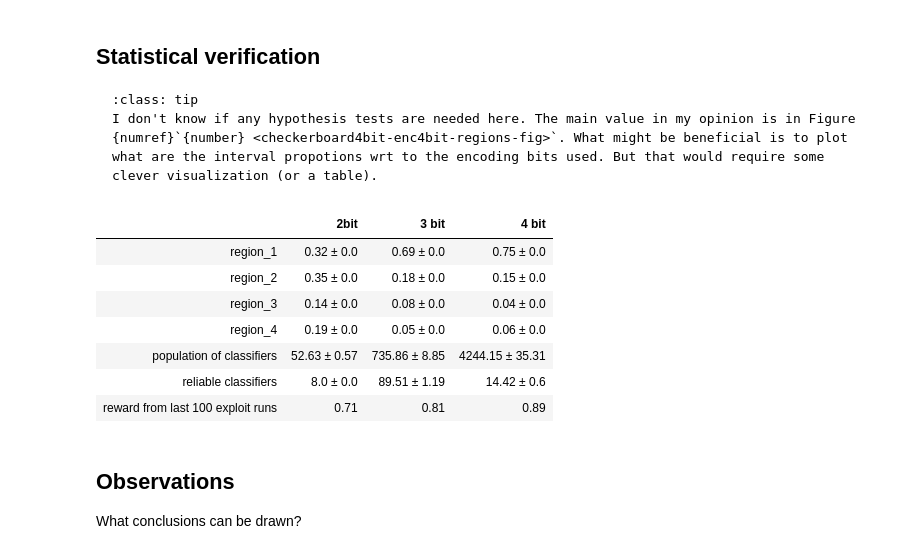
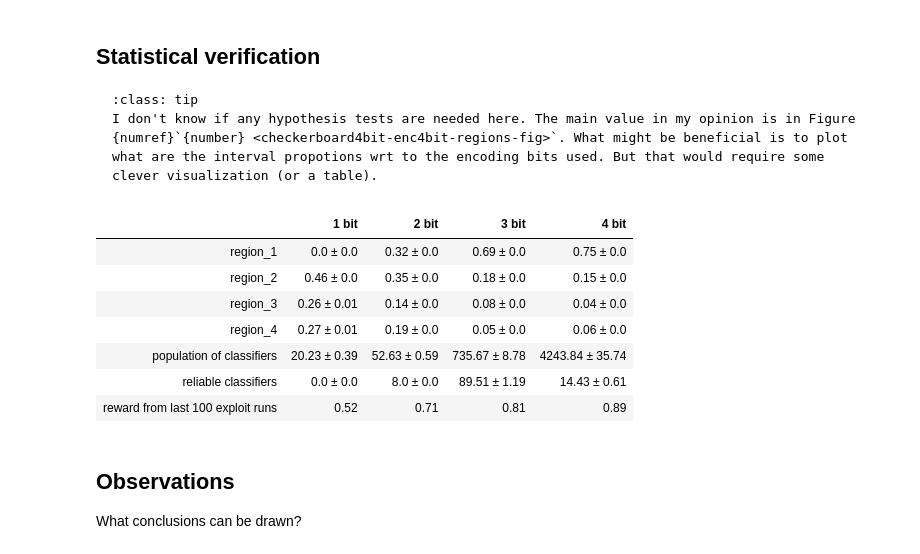
Before and after one commit to khozzy/phd, a Jupyter notebook: book/chapters/3_internalizing/32_experiment_2.ipynb, the cells around one changed output. Cells and saved outputs as stored; diff of their text form; code cells hidden in the pictures.

Commit message:
biased corridor bayes

```diff
--- a/book/chapters/3_internalizing/32_experiment_2.ipynb
+++ b/book/chapters/3_internalizing/32_experiment_2.ipynb
@@ -221,6 +223,11 @@ USE_RAY = True
 def checkboard_env_provider():
     import gym_checkerboard  # noqa: F401
     return gym.make('checkerboard-2D-3div-v0')
+
+@get_from_cache_or_run(cache_path=f'{cache_dir}/checkerboard_3x3/encoding_1bit.dill')
+@repeat(num_times=NUM_EXPERIMENTS, use_ray=USE_RAY)
+def run_checkerboard_1bit_encoding():
+    return single_experiment(checkboard_env_provider, encoder_bits=1, trials=TRIALS)
 
 @get_from_cache_or_run(cache_path=f'{cache_dir}/checkerboard_3x3/encoding_2bit.dill')
 @repeat(num_times=NUM_EXPERIMENTS, use_ray=USE_RAY)
@@ -239,6 +246,7 @@ def run_checkerboard_4bit_encoding():
 
 
 # run computations
+checkerboard_encoding_1bit_runs = run_checkerboard_1bit_encoding()
 checkerboard_encoding_2bit_runs = run_checkerboard_2bit_encoding()
 checkerboard_encoding_3bit_runs = run_checkerboard_3bit_encoding()
 checkerboard_encoding_4bit_runs = run_checkerboard_4bit_encoding()
@@ -320,42 +328,43 @@ def build_population_models(dfs: List[pd.DataFrame]):
 @get_from_cache_or_run(cache_path=f'{cache_dir}/checkerboard_3x3/bayes_reliable.dill')
 def build_reliable_models(dfs: List[pd.DataFrame]):
     return build_models(dfs, 'reliable')
 
 bayes_results_dfs = [
+    pd.concat(checkerboard_encoding_1bit_runs),
     pd.concat(checkerboard_encoding_2bit_runs),
     pd.concat(checkerboard_encoding_3bit_runs),
     pd.concat(checkerboard_encoding_4bit_runs),
 ]
 
 region_1_models = build_region_1_models(bayes_results_dfs)
 region_2_models = build_region_2_models(bayes_results_dfs)
 region_3_models = build_region_3_models(bayes_results_dfs)
 region_4_models = build_region_4_models(bayes_results_dfs)
 population_models = build_population_models(bayes_results_dfs)
 reliable_models = build_reliable_models(bayes_results_dfs)
 avg_rewards = get_average_reward(bayes_results_dfs)
 
 bayes_table_data = [
     ['region_1'] + [f'{round(r[0].mean(), 2)} ± {round(r[0].std(), 2)}' for r in region_1_models],
     ['region_2'] + [f'{round(r[0].mean(), 2)} ± {round(r[0].std(), 2)}' for r in region_2_models],
     ['region_3'] + [f'{round(r[0].mean(), 2)} ± {round(r[0].std(), 2)}' for r in region_3_models],
     ['region_4'] + [f'{round(r[0].mean(), 2)} ± {round(r[0].std(), 2)}' for r in region_4_models],
     ['population of classifiers'] + [f'{round(r[0].mean(), 2)} ± {round(r[0].std(), 2)}' for r in population_models],
     ['reliable classifiers'] + [f'{round(r[0].mean(), 2)} ± {round(r[0].std(), 2)}' for r in reliable_models],
     ['reward from last 100 exploit runs'] + [f'{round(r, 2)}' for r in avg_rewards],
 ]
 
-table = tabulate(bayes_table_data, headers=['', '2bit', '3 bit', '4 bit'], tablefmt="html", stralign='right')
+table = tabulate(bayes_table_data, headers=['', '1 bit', '2 bit', '3 bit', '4 bit'], tablefmt="html", stralign='right')
 display(HTML(table))
 # %% [output]
-|  | 2bit | 3 bit | 4 bit |
-| region_1 | 0.32 ± 0.0 | 0.69 ± 0.0 | 0.75 ± 0.0 |
-| region_2 | 0.35 ± 0.0 | 0.18 ± 0.0 | 0.15 ± 0.0 |
-| region_3 | 0.14 ± 0.0 | 0.08 ± 0.0 | 0.04 ± 0.0 |
-| region_4 | 0.19 ± 0.0 | 0.05 ± 0.0 | 0.06 ± 0.0 |
-| population of classifiers | 52.63 ± 0.57 | 735.86 ± 8.85 | 4244.15 ± 35.31 |
-| reliable classifiers | 8.0 ± 0.0 | 89.51 ± 1.19 | 14.42 ± 0.6 |
-| reward from last 100 exploit runs | 0.71 | 0.81 | 0.89 |
+|  | 1 bit | 2 bit | 3 bit | 4 bit |
+| region_1 | 0.0 ± 0.0 | 0.32 ± 0.0 | 0.69 ± 0.0 | 0.75 ± 0.0 |
+| region_2 | 0.46 ± 0.0 | 0.35 ± 0.0 | 0.18 ± 0.0 | 0.15 ± 0.0 |
+| region_3 | 0.26 ± 0.01 | 0.14 ± 0.0 | 0.08 ± 0.0 | 0.04 ± 0.0 |
+| region_4 | 0.27 ± 0.01 | 0.19 ± 0.0 | 0.05 ± 0.0 | 0.06 ± 0.0 |
+| population of classifiers | 20.23 ± 0.39 | 52.63 ± 0.59 | 735.67 ± 8.78 | 4243.84 ± 35.74 |
+| reliable classifiers | 0.0 ± 0.0 | 8.0 ± 0.0 | 89.51 ± 1.19 | 14.43 ± 0.61 |
+| reward from last 100 exploit runs | 0.52 | 0.71 | 0.81 | 0.89 |
 # %% [markdown]
 ## Observations
 What conclusions can be drawn?
```
Also changed, not shown: parts of 2 cells of this notebook, 22 other files.
